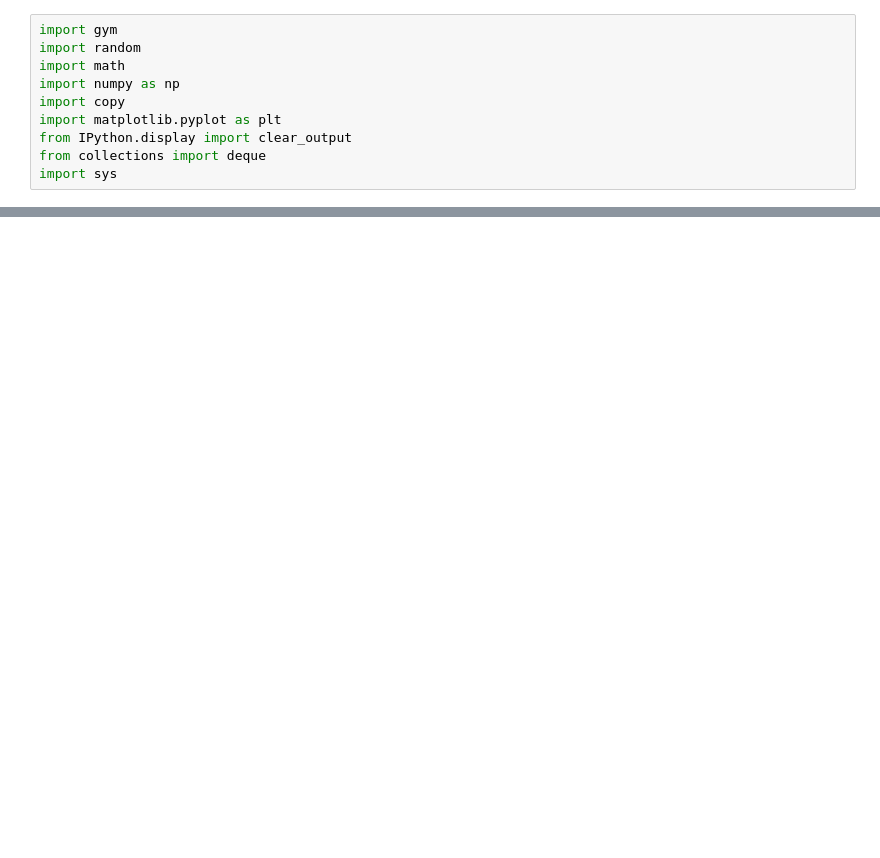
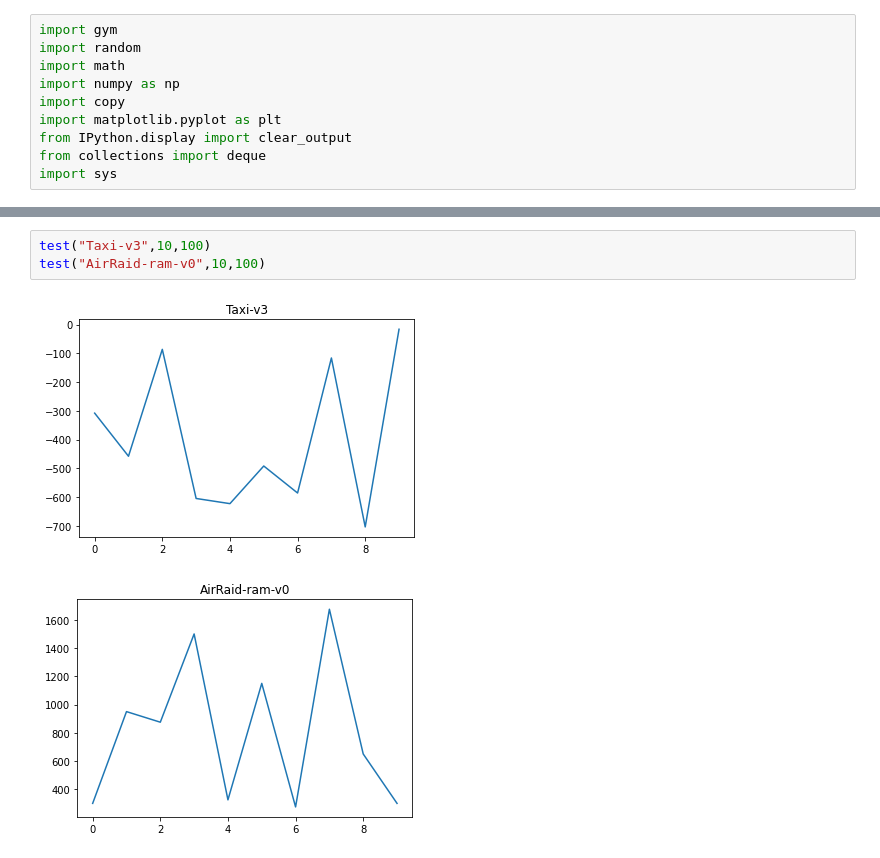
Before and after one commit to akshatshah91/Game-AI, a Jupyter notebook: Monte_Carlo_Tree_Search.ipynb, the cells around one changed output, grey strips where cells are left out. Saved outputs shown, nothing was run; the diff lists cells and outputs as text; blank space fills up the shorter version.

```diff
--- a/Monte_Carlo_Tree_Search.ipynb
+++ b/Monte_Carlo_Tree_Search.ipynb
@@ -129,0 +137,6 @@ KeyboardInterrupt: ignored
+# %%
+test("Taxi-v3",10,100)
+test("AirRaid-ram-v0",10,100)
+# %% [output]
+[figure, added]
+[figure, added]
```
Also changed, not shown: parts of 5 cells of this notebook.
